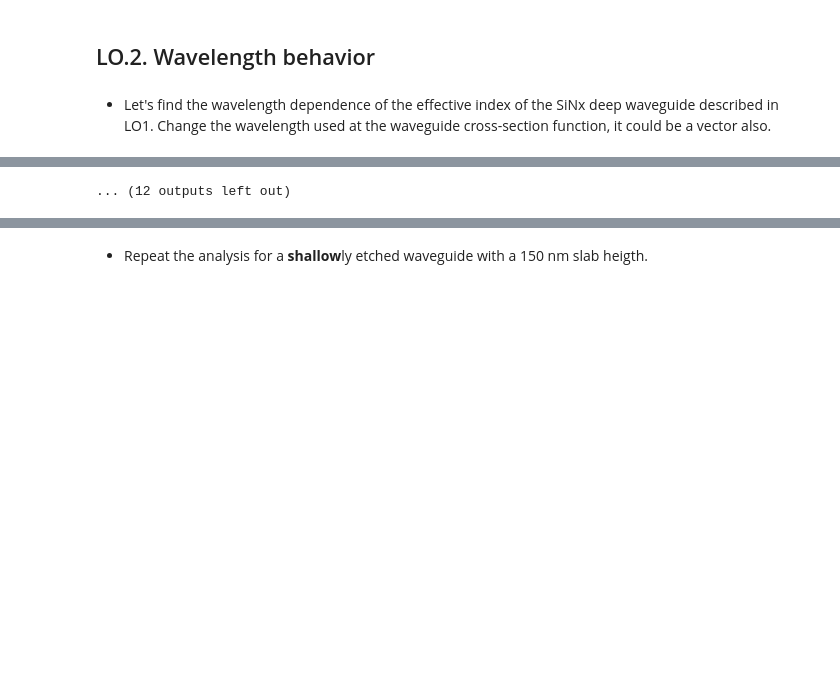
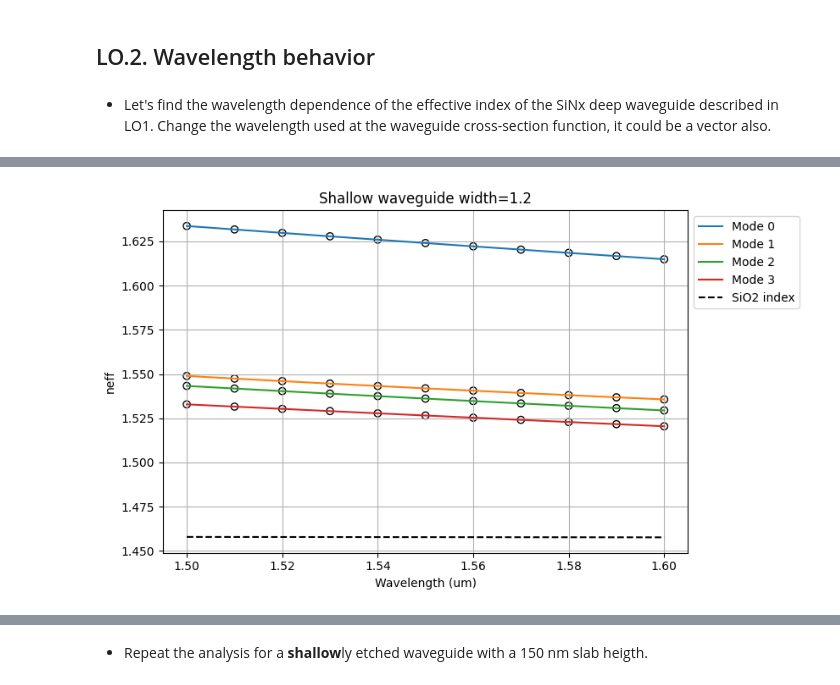
Before and after one commit to jllanoh/cifoin-lab1, a Jupyter notebook: WAVEGUIDES_Student.ipynb, the cells around one changed output, grey strips where cells are left out. Cells and saved outputs as stored; diff of their text form; code cells hidden in the pictures; blank space fills up the shorter version.

```diff
--- a/WAVEGUIDES_Student.ipynb
+++ b/WAVEGUIDES_Student.ipynb
@@ -208,7 +202,7 @@ for k in range(res_neff.shape[1]):
     # It's necessary to 'access' each element on the array
     plt.scatter(wavelength, res_neff[:,k].real,edgecolors='k',facecolors='none',label = '__nolegend__')
     plt.plot(wavelength, res_neff[:,k].real,label=f'Mode {k}')
-plt.title(f"Deep waveguide width={1.2}")
+plt.title(f"Shallow waveguide width={1.2}")
 plt.xlabel("Wavelength (um)")
 plt.ylabel("neff")
 plt.grid()
@@ -245 +216 @@ plt.tight_layout(rect=[0, 0, 0.85, 1])
-... (12 outputs left out)
+[figure, added]
```
Also changed, not shown: parts of 17 cells of this notebook, 1 other file.
